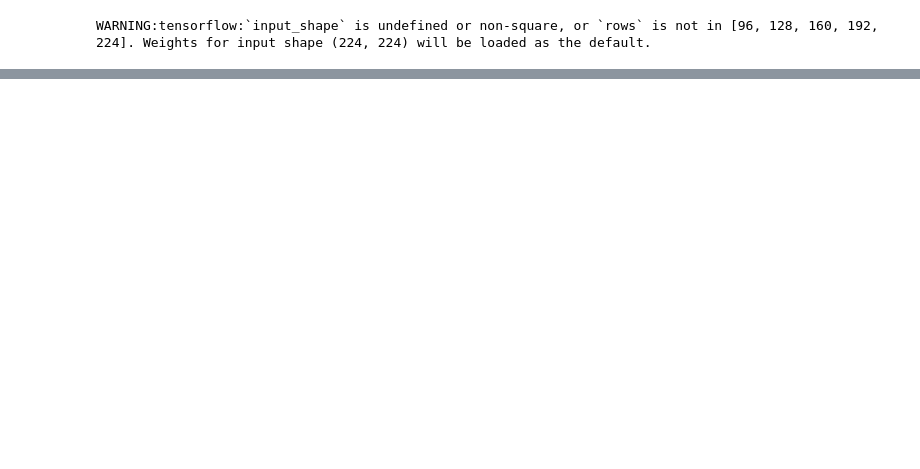
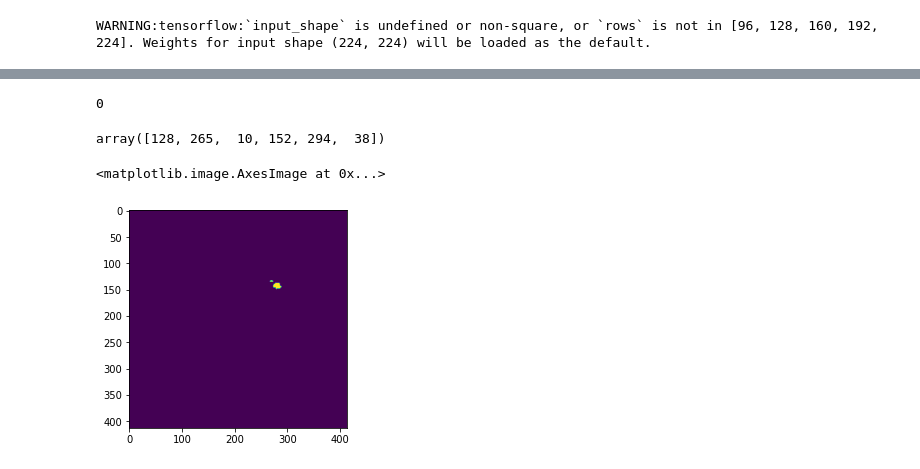
Before and after one commit to voreille/plc_segmentation, a Jupyter notebook: notebooks/explore_model.ipynb, the cells around one changed output, grey strips where cells are left out. Drawn from its saved outputs; the diff is of its cells as text; code cells hidden in the pictures; blank space fills up the shorter version.

```diff
--- a/notebooks/explore_model.ipynb
+++ b/notebooks/explore_model.ipynb
@@ -63 +98,14 @@ prediction.shape
+# %%
+np.sum(prediction[..., 1] > 0.5)
+# %% [output]
+0
+# %%
+get_bb_mask_voxel(mask[:, :, :, 1])
+# %% [output]
+array([128, 265,  10, 152, 294,  38])
+# %%
+plt.imshow(mask[:, :, 30, 1])
+# %% [output]
+<matplotlib.image.AxesImage at 0x...>
+[figure, added]
 # %%
```
Also changed, not shown: parts of 13 cells of this notebook, 5 other files.
